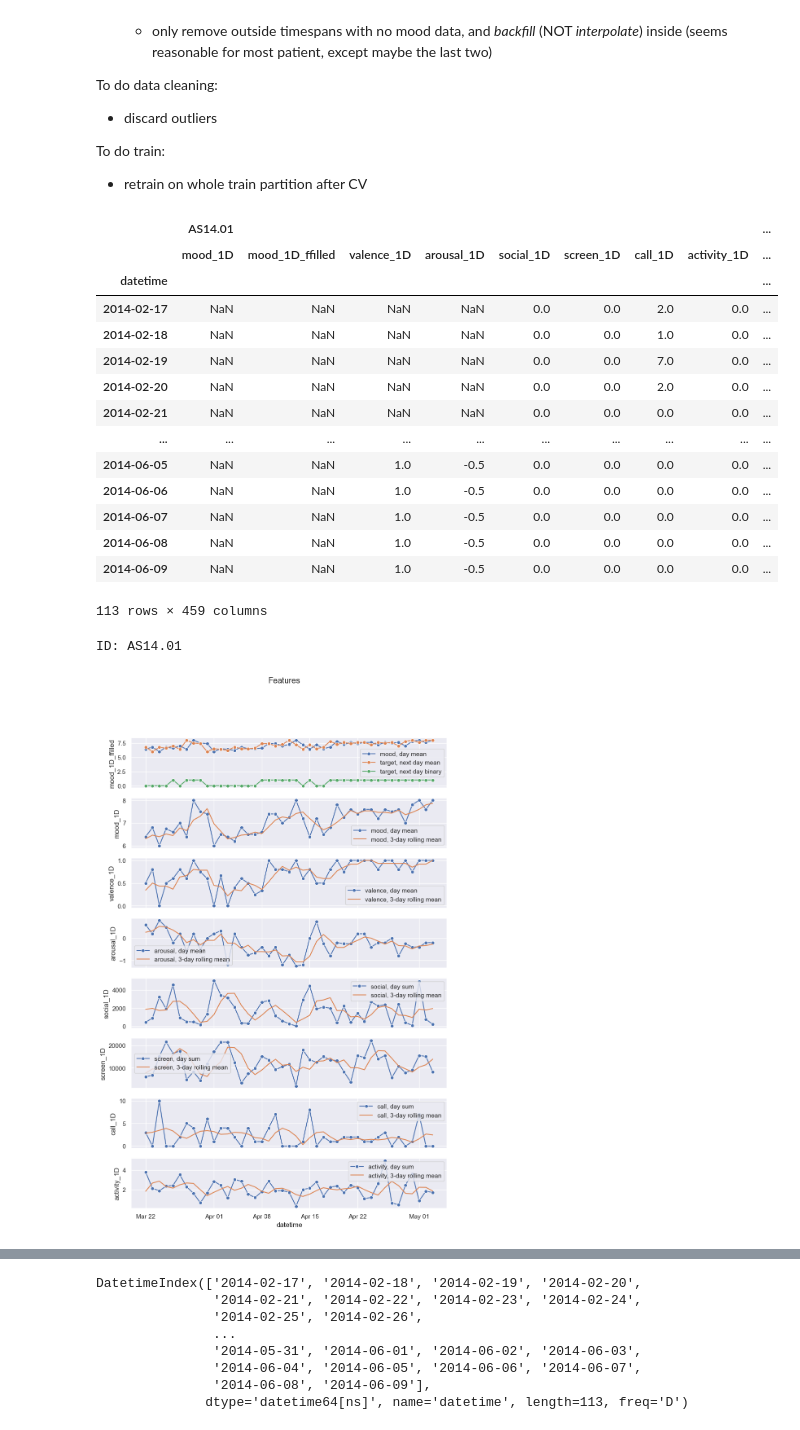
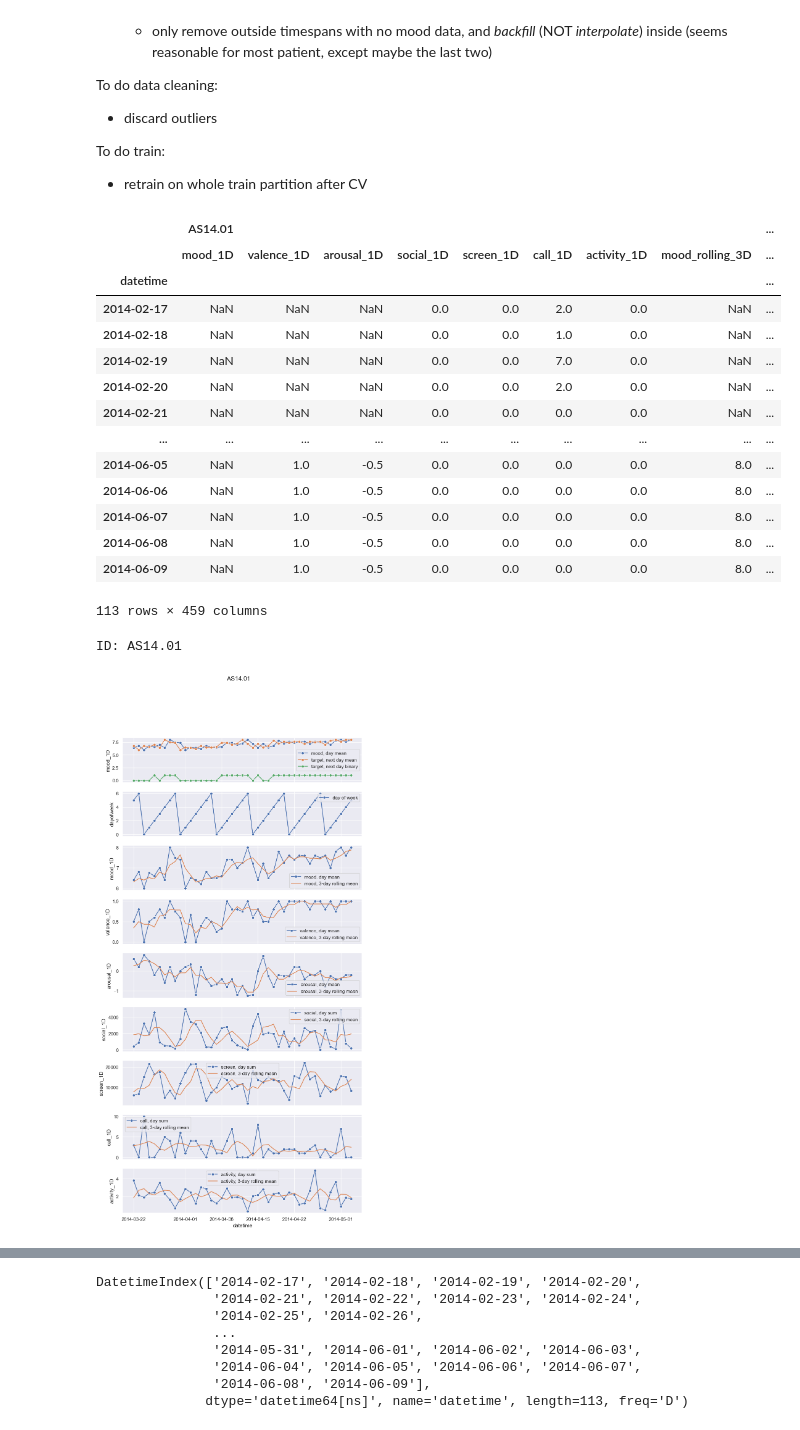
Before and after one commit to LaToyaVanderB/DataMiningTechniquesAssignments, a Jupyter notebook: assignment1/features.ipynb, the cells around one changed output, grey strips where cells are left out. Cells and saved outputs as stored; diff of their text form; code cells hidden in the pictures.

```diff
--- a/assignment1/features.ipynb
+++ b/assignment1/features.ipynb
@@ -167,9 +167,8 @@ longest_allowed_gap = 2
 
 d = {}
 for id in ids:
-    d[(id, "mood_1D")] = vdata.loc[:, (id , 'mood')].resample('D').mean()
-    d[(id, "mood_1D_ffilled")] = vdata.loc[:, (id , 'mood')].resample('D').mean().fillna(method='ffill', limit=longest_allowed_gap)
-
+#     d[(id, "mood_1D")] = vdata.loc[:, (id , 'mood')].resample('D').mean()
+    d[(id, "mood_1D")] = vdata.loc[:, (id , 'mood')].resample('D').mean().fillna(method='ffill', limit=longest_allowed_gap)
     d[(id, "valence_1D")] = vdata.loc[:, (id , 'circumplex.valence')].resample('D').mean().fillna(method='ffill')
     d[(id, "arousal_1D")] = vdata.loc[:, (id , 'circumplex.arousal')].resample('D').mean().fillna(method='ffill')
 
@@ -187,89 +186,98 @@ for id in ids:
     d[(id, "call_rolling_3D")] = vdata.loc[:, (id , 'call')].rolling('3D').sum().resample('D').mean() / 3
     d[(id, "activity_rolling_3D")] = vdata.loc[:, (id , 'activity')].rolling('3D').sum().resample('D').mean() / 3
 
+    d[(id, "dayofweek")] = 0
+
     # pad NaN sum values with zeros
     for t in ['social_1D', 'screen_1D', 'call_1D', 'activity_1D' ]:
         d[(id, t)][d[(id, t)].isnull()] = 0
     for t in ['social_rolling_3D', 'screen_rolling_3D', 'call_rolling_3D', 'activity_rolling_3D' ]:
         d[(id, t)][d[(id, t)].isnull()] = 0
 
-    d[(id, "target")] = d[(id, "mood_1D_ffilled")].shift(-1)
+    d[(id, "target")] = d[(id, "mood_1D")].shift(-1)
     # converting to int just so we can plot it
     d[(id, "target_binary")] = (d[(id, "target")] >= positive_mood_threshold).astype(int)
 
 features = pd.DataFrame(d)
+
+for id in ids:
+    features.loc[:, (id, 'dayofweek')] = features.index.dayofweek
+
 feature_list = features['AS14.01'].columns.tolist()
 features
 # %% [output]
 |  | AS14.01 |  |  |  |  |  |  |  | ... |
-|  | mood_1D | mood_1D_ffilled | valence_1D | arousal_1D | social_1D | screen_1D | call_1D | activity_1D | ... |
+|  | mood_1D | valence_1D | arousal_1D | social_1D | screen_1D | call_1D | activity_1D | mood_rolling_3D | ... |
 | datetime |  |  |  |  |  |  |  |  | ... |
-| 2014-02-17 | NaN | NaN | NaN | NaN | 0.0 | 0.0 | 2.0 | 0.0 | ... |
-| 2014-02-18 | NaN | NaN | NaN | NaN | 0.0 | 0.0 | 1.0 | 0.0 | ... |
-| 2014-02-19 | NaN | NaN | NaN | NaN | 0.0 | 0.0 | 7.0 | 0.0 | ... |
-| 2014-02-20 | NaN | NaN | NaN | NaN | 0.0 | 0.0 | 2.0 | 0.0 | ... |
-| 2014-02-21 | NaN | NaN | NaN | NaN | 0.0 | 0.0 | 0.0 | 0.0 | ... |
+| 2014-02-17 | NaN | NaN | NaN | 0.0 | 0.0 | 2.0 | 0.0 | NaN | ... |
+| 2014-02-18 | NaN | NaN | NaN | 0.0 | 0.0 | 1.0 | 0.0 | NaN | ... |
+| 2014-02-19 | NaN | NaN | NaN | 0.0 | 0.0 | 7.0 | 0.0 | NaN | ... |
+| 2014-02-20 | NaN | NaN | NaN | 0.0 | 0.0 | 2.0 | 0.0 | NaN | ... |
+| 2014-02-21 | NaN | NaN | NaN | 0.0 | 0.0 | 0.0 | 0.0 | NaN | ... |
 | ... | ... | ... | ... | ... | ... | ... | ... | ... | ... |
-| 2014-06-05 | NaN | NaN | 1.0 | -0.5 | 0.0 | 0.0 | 0.0 | 0.0 | ... |
-| 2014-06-06 | NaN | NaN | 1.0 | -0.5 | 0.0 | 0.0 | 0.0 | 0.0 | ... |
-| 2014-06-07 | NaN | NaN | 1.0 | -0.5 | 0.0 | 0.0 | 0.0 | 0.0 | ... |
-| 2014-06-08 | NaN | NaN | 1.0 | -0.5 | 0.0 | 0.0 | 0.0 | 0.0 | ... |
-| 2014-06-09 | NaN | NaN | 1.0 | -0.5 | 0.0 | 0.0 | 0.0 | 0.0 | ... |
+| 2014-06-05 | NaN | 1.0 | -0.5 | 0.0 | 0.0 | 0.0 | 0.0 | 8.0 | ... |
+| 2014-06-06 | NaN | 1.0 | -0.5 | 0.0 | 0.0 | 0.0 | 0.0 | 8.0 | ... |
+| 2014-06-07 | NaN | 1.0 | -0.5 | 0.0 | 0.0 | 0.0 | 0.0 | 8.0 | ... |
+| 2014-06-08 | NaN | 1.0 | -0.5 | 0.0 | 0.0 | 0.0 | 0.0 | 8.0 | ... |
+| 2014-06-09 | NaN | 1.0 | -0.5 | 0.0 | 0.0 | 0.0 | 0.0 | 8.0 | ... |
 113 rows × 459 columns
 # %%
 id = 'AS14.01'
 print(f"ID: {id}")
 
-[start, end] = longest_continuous_stretch(features[id]['mood_1D_ffilled'])
+[start, end] = longest_continuous_stretch(features[id]['mood_1D'])
 x = features.iloc[start:end-longest_allowed_gap+1][id][feature_list]
 
 # align y target to resulting x series
 y = features[id]['target_binary']
 # y = features[id]['target']
 y = y.reindex_like(x)
 
 # Preprocess labels
 le = LabelEncoder()
 le.fit(y)
 y = le.transform(y)
 
 # Discard the first and last point because we don't have the 3D averages
 x = x[1:-1]
 y = y[1:-1]
 
 
-fig, axs = plt.subplots(nrows=8, ncols=1, figsize=(10, 15), sharex=True)
-for ax in axs:
-    ax.xaxis.set_major_formatter(mdates.DateFormatter('%b %d'))
-fig.suptitle('Features')
+fig, axs = plt.subplots(nrows=9, ncols=1, figsize=(10, 20), sharex=True)
+# ax.xaxis.set_major_locator(mdates.WeekdayLocator(byweekday=mdates.MONDAY))
+# ax.xaxis.set_major_formatter(mdates.DateFormatter('%a %b %d'))
 
-sns.lineplot(ax=axs[0], data=x['mood_1D_ffilled'], marker='o', label='mood, day mean')
+fig.suptitle(id)
+
+sns.lineplot(ax=axs[0], data=x['mood_1D'], marker='o', label='mood, day mean')
 sns.lineplot(ax=axs[0], data=x['target'], marker='o', label='target, next day mean')
 sns.lineplot(ax=axs[0], data=x['target_binary'], marker='o', label='target, next day binary')
 
-sns.lineplot(ax=axs[1], data=x['mood_1D'], marker='o', label='mood, day mean')
-sns.lineplot(ax=axs[1], data=x['mood_rolling_3D'], label='mood, 3-day rolling mean')
+sns.lineplot(ax=axs[1], data=x['dayofweek'], marker='o', label='day of week')
 
-sns.lineplot(ax=axs[2], data=x['valence_1D'], marker='o', label='valence, day mean')
-sns.lineplot(ax=axs[2], data=x['valence_rolling_3D'], label='valence, 3-day rolling mean')
+sns.lineplot(ax=axs[2], data=x['mood_1D'], marker='o', label='mood, day mean')
+sns.lineplot(ax=axs[2], data=x['mood_rolling_3D'], label='mood, 3-day rolling mean')
 
-sns.lineplot(ax=axs[3], data=x['arousal_1D'], marker='o', label='arousal, day mean')
-sns.lineplot(ax=axs[3], data=x['arousal_rolling_3D'], label='arousal, 3-day rolling mean')
+sns.lineplot(ax=axs[3], data=x['valence_1D'], marker='o', label='valence, day mean')
+sns.lineplot(ax=axs[3], data=x['valence_rolling_3D'], label='valence, 3-day rolling mean')
 
-sns.lineplot(ax=axs[4], data=x['social_1D'], marker='o', label='social, day sum')
-sns.lineplot(ax=axs[4], data=x['social_rolling_3D'], label='social, 3-day rolling mean');
+sns.lineplot(ax=axs[4], data=x['arousal_1D'], marker='o', label='arousal, day mean')
+sns.lineplot(ax=axs[4], data=x['arousal_rolling_3D'], label='arousal, 3-day rolling mean')
 
-sns.lineplot(ax=axs[5], data=x['screen_1D'], marker='o', label='screen, day sum')
-sns.lineplot(ax=axs[5], data=x['screen_rolling_3D'], label='screen, 3-day rolling mean');
+sns.lineplot(ax=axs[5], data=x['social_1D'], marker='o', label='social, day sum')
+sns.lineplot(ax=axs[5], data=x['social_rolling_3D'], label='social, 3-day rolling mean');
 
-sns.lineplot(ax=axs[6], data=x['call_1D'], marker='o', label='call, day sum')
-sns.lineplot(ax=axs[6], data=x['call_rolling_3D'], label='call, 3-day rolling mean');
+sns.lineplot(ax=axs[6], data=x['screen_1D'], marker='o', label='screen, day sum')
+sns.lineplot(ax=axs[6], data=x['screen_rolling_3D'], label='screen, 3-day rolling mean');
 
-sns.lineplot(ax=axs[7], data=x['activity_1D'], marker='o', label='activity, day sum')
-sns.lineplot(ax=axs[7], data=x['activity_rolling_3D'], label='activity, 3-day rolling mean');
+sns.lineplot(ax=axs[7], data=x['call_1D'], marker='o', label='call, day sum')
+sns.lineplot(ax=axs[7], data=x['call_rolling_3D'], label='call, 3-day rolling mean');
+
+sns.lineplot(ax=axs[8], data=x['activity_1D'], marker='o', label='activity, day sum')
+sns.lineplot(ax=axs[8], data=x['activity_rolling_3D'], label='activity, 3-day rolling mean');
 # %% [output]
 ID: AS14.01
-[figure, old version]
+[figure, new version]
 # %%
 x.plot(subplots=True, figsize=(6, 12), title=id);
 # %% [output]
```
Also changed, not shown: parts of 16 cells of this notebook.
